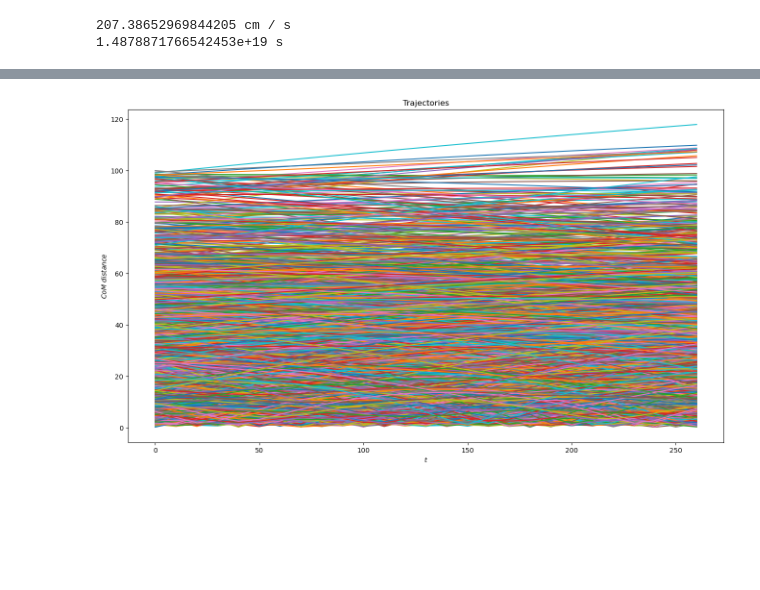
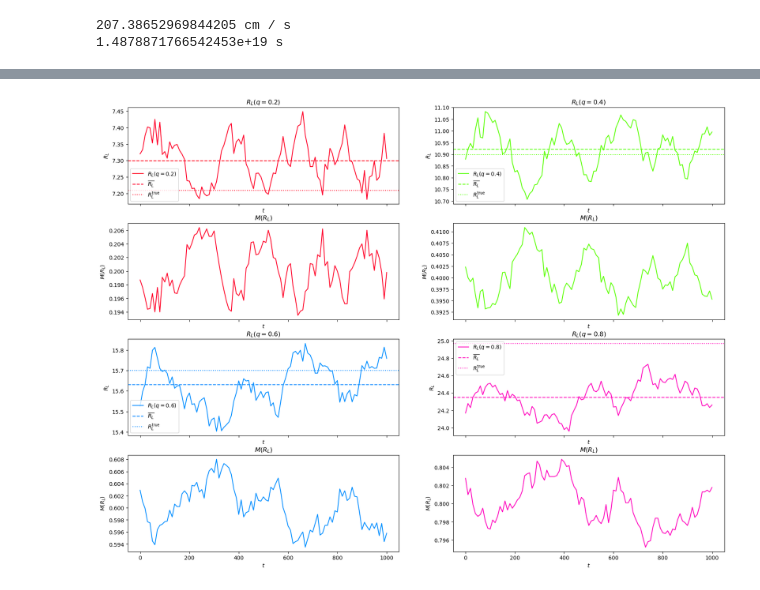
Before and after one commit to F3Solid/stellar_dynamics_2024_exercises, a Jupyter notebook: E4/plummer_sphere.ipynb, the cells around one changed output, grey strips where cells are left out. Cells and saved outputs as stored; diff of their text form; code cells hidden in the pictures; blank space fills up the shorter version.

Commit message:
Lagrangian radii

```diff
--- a/E4/plummer_sphere.ipynb
+++ b/E4/plummer_sphere.ipynb
@@ -999,16 +937,39 @@ part_dist_cm = np.swapaxes(particles_distance_cm, 0, 1)
-# %%
-fig, ax = plt.subplots(figsize=(16,9))
-
-ax.set_title("Trajectories")
-ax.set_xlabel(r"$t$")
-ax.set_ylabel(r"$CoM\ distance$")
-
-for particle_index in range(N):
-    ax.plot(time_stamp[:collapse_index], part_dist_cm[particle_index, :collapse_index])
-
-figures.append(fig)
-figures_names.append("trajectories")
-
-plt.show()
-# %% [output]
-[figure, removed]
+# %%
+n_rows = 4
+n_cols = 2
+
+radii_rows = [0, 2]
+masses_rows = [1, 3]
+
+plt_index = 0
+
+fig, axes = plt.subplots(n_rows, n_cols, figsize=(20, 15), sharex=True)
+
+for row in radii_rows:
+    for ax in axes[row, :]:
+        ax.set_title(lr_labels[plt_index])
+        ax.set_xlabel(r'$t$')
+        ax.set_ylabel(r'$R_L$')
+
+        ax.plot(time_stamp, lagrangian_radii[plt_index], label=lr_labels[plt_index], color=lr_colors[plt_index])
+        ax.axhline(mean_lagrangian_radii[plt_index], linestyle='--', color=lr_colors[plt_index], label=r'$\overline{R_L}$')
+        ax.axhline(expected_lagrangian_radii[plt_index], linestyle=':', color=lr_colors[plt_index], label=r'$R_L^{\text{true}}$')
+
+        plt_index += 1
+
+        ax.legend()
+
+plt_index = 0
+for row in masses_rows:
+    for ax in axes[row, :]:
+        ax.set_title(r'$M(R_L)$')
+        ax.set_xlabel(r'$t$')
+        ax.set_ylabel(r'$M(R_L)$')
+
+        ax.plot(time_stamp, particles_inside_lagra_radii[plt_index] * snapshots[0][2][0][0], label=lr_labels[plt_index], color=lr_colors[plt_index])
+
+        plt_index += 1
+
+plt.show()
+# %% [output]
+[figure, added]
```
Also changed, not shown: parts of 13 cells of this notebook.
